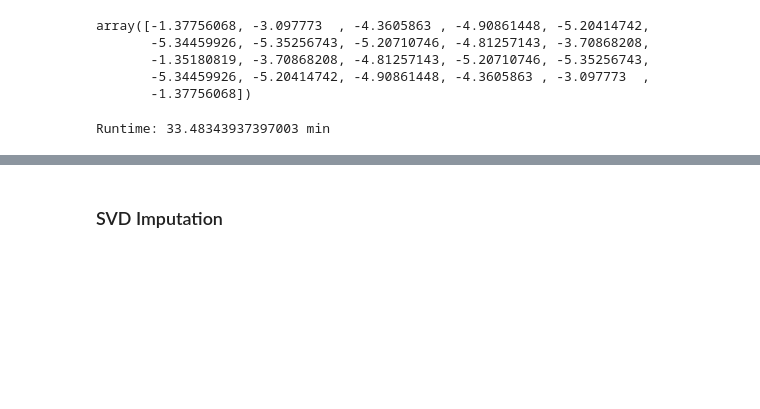
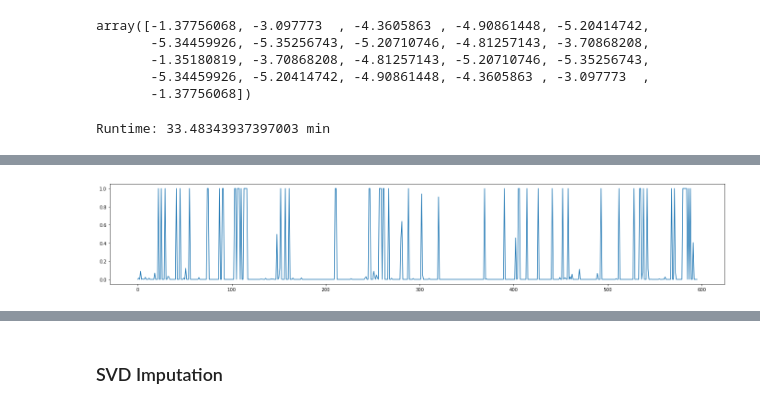
Before and after one commit to Tigecycline/lab_rotation, a Jupyter notebook: test.ipynb, the cells around one changed output, grey strips where cells are left out. Cells and saved outputs as stored; diff of their text form; code cells hidden in the pictures; blank space fills up the shorter version.

```diff
--- a/test.ipynb
+++ b/test.ipynb
@@ -202,0 +213,3 @@ pd.DataFrame(data = {'correlation posterior': np.concatenate((corr_posteriors, [
+# %%
+df_corr = pd.read_csv('./corr_posteriors.csv', index_col = (0,1))
+corr_posteriors = df_corr['correlation posterior'].to_numpy()
@@ -202,0 +233,7 @@ pd.DataFrame(data = {'correlation posterior': np.concatenate((corr_posteriors, [
+# %%
+chromosome = 'chr12'
+plt.figure(figsize = (24,4))
+plt.plot(corr_posteriors[df_corr.index.get_level_values(0) == chromosome])
+plt.show()
+# %% [output]
+[figure, added]
```
Also changed, not shown: parts of 7 cells of this notebook, 5 other files.
